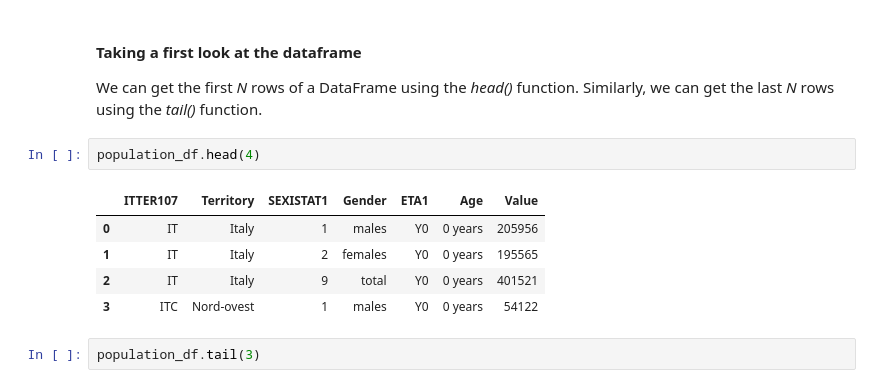
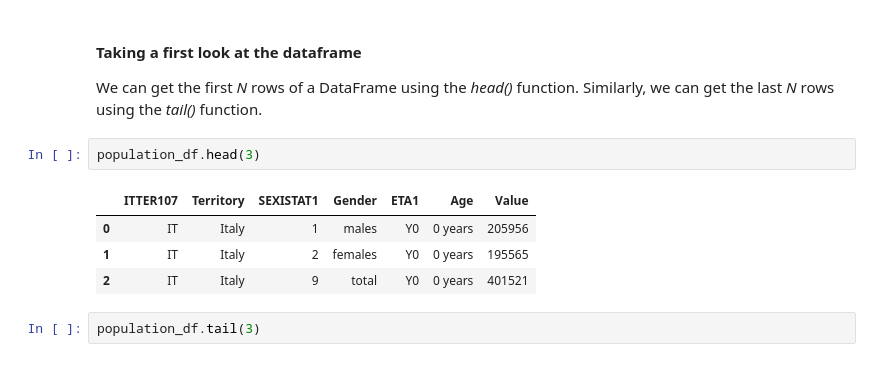
Before and after one commit to GiorgioBar/pandas, a Jupyter notebook: notebooks/SQL_like_queries_using_Pandas.ipynb, the cells around one changed output. Cells and saved outputs as stored; diff of their text form.

```diff
--- a/notebooks/SQL_like_queries_using_Pandas.ipynb
+++ b/notebooks/SQL_like_queries_using_Pandas.ipynb
@@ -33,13 +44,12 @@ This DataFrame consists of seven columns and an index (the range of ascending nu
 
 We can get the first *N* rows of a DataFrame using the *head()* function. Similarly, we can get the last *N* rows using the *tail()* function.
 # %%
-population_df.head(4)
+population_df.head(3)
 # %% [output]
 |  | ITTER107 | Territory | SEXISTAT1 | Gender | ETA1 | Age | Value |
 | 0 | IT | Italy | 1 | males | Y0 | 0 years | 205956 |
 | 1 | IT | Italy | 2 | females | Y0 | 0 years | 195565 |
 | 2 | IT | Italy | 9 | total | Y0 | 0 years | 401521 |
-| 3 | ITC | Nord-ovest | 1 | males | Y0 | 0 years | 54122 |
 # %%
 population_df.tail(3)
 # %% [output]
```
Also changed, not shown: parts of 13 cells of this notebook.
